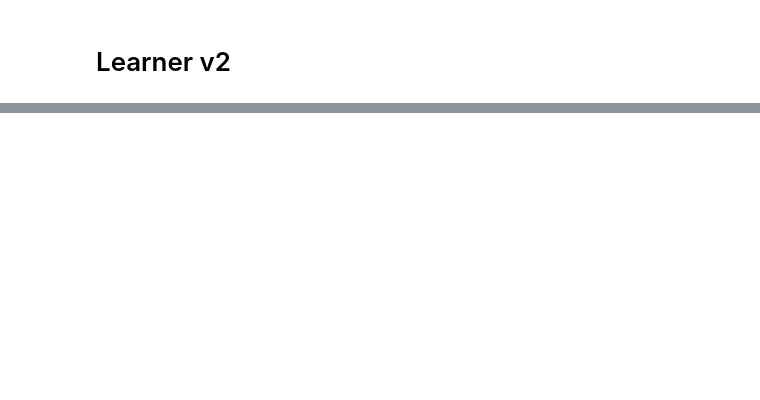
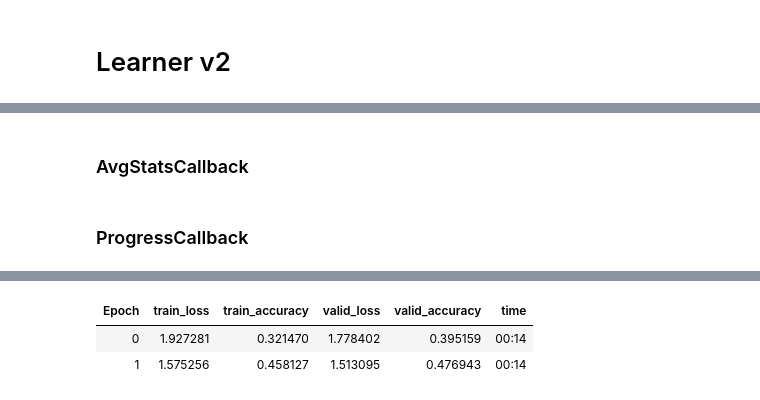
Before and after one commit to ftm624/deeplearning_nbs, a Jupyter notebook: fastai/11_learnerv2.ipynb, the cells around one changed output, grey strips where cells are left out. Cells and saved outputs as stored; diff of their text form; code cells hidden in the pictures; blank space fills up the shorter version.

```diff
--- a/fastai/11_learnerv2.ipynb
+++ b/fastai/11_learnerv2.ipynb
@@ -31,0 +174,7 @@ class Learner():
+# %%
+#export
+def get_learner(nfs, data, lr, layer, loss_func=F.cross_entropy,
+                cb_funcs=None, opt_func=sgd_opt, **kwargs):
+    model = get_cnn_model(data, nfs, layer, **kwargs)
+    init_cnn(model)
+    return Learner(model, data, loss_func, lr=lr, cb_funcs=cb_funcs, opt_func=opt_func)
@@ -31,0 +280,2 @@ class Learner():
+# %% [markdown]
+### AvgStatsCallback
@@ -31,0 +313,29 @@ class Learner():
+# %% [markdown]
+### ProgressCallback
+# %%
+#export
+class ProgressCallback(Callback):
+    _order = -1
+    def begin_fit(self):
+        self.mbar = master_bar(range(self.epochs))
+        self.mbar.on_iter_begin()
+        self.run.logger = partial(self.mbar.write, table=True)
+
+    def after_fit(self): self.mbar.on_iter_end()
+    def after_batch(self): self.pb.update(self.iter)
+    def begin_epoch   (self): self.set_pb()
+    def begin_validate(self): self.set_pb()
+
+    def set_pb(self):
+        self.pb = progress_bar(self.dl, parent=self.mbar)
+        self.mbar.update(self.epoch)
+# %%
+cbfs = [partial(AvgStatsCallback, accuracy),
+       CudaCallback,
+       ProgressCallback,
+       partial(BatchTransformXCallback, norm_imagenette)]
+# %%
+learn = get_learner(nfs, data, 0.3, conv_layer, cb_funcs=cbfs)
+# %%
+learn.fit(2)
+# %% [output]
@@ -31,0 +343,3 @@ class Learner():
+| Epoch | train_loss | train_accuracy | valid_loss | valid_accuracy | time |
+| 0 | 1.927281 | 0.321470 | 1.778402 | 0.395159 | 00:14 |
+| 1 | 1.575256 | 0.458127 | 1.513095 | 0.476943 | 00:14 |
```
Also changed, not shown: parts of 29 cells of this notebook, 7 other files.
